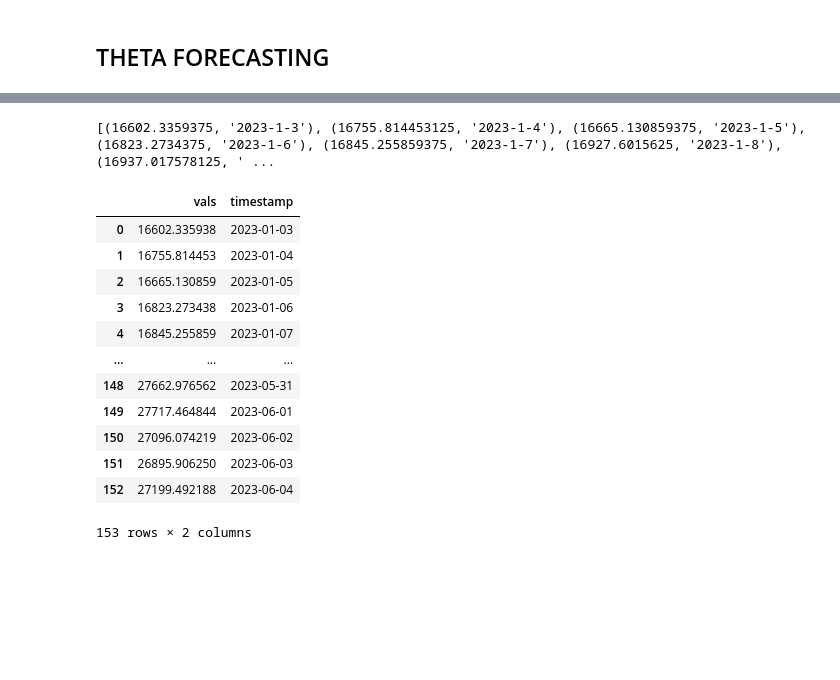
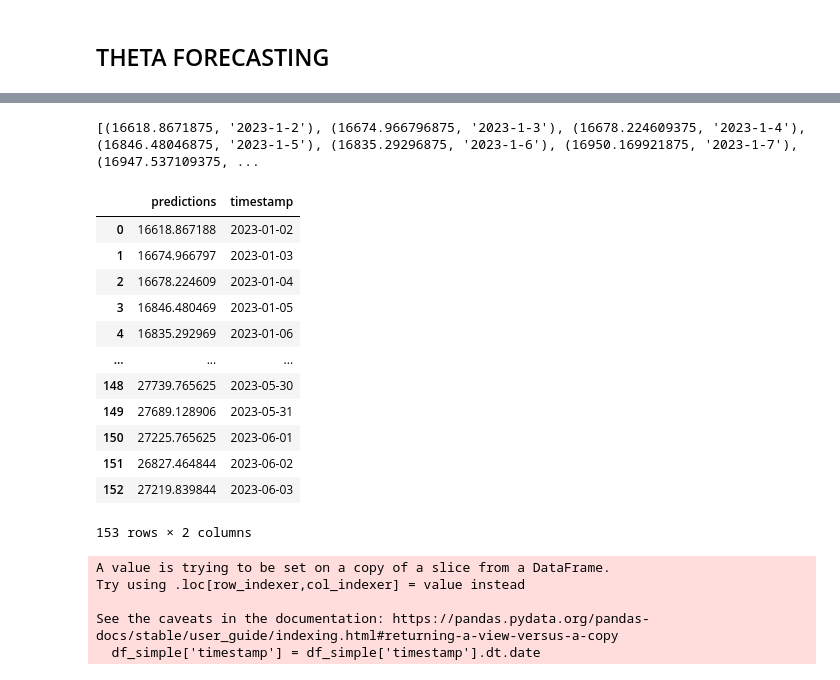
Before and after one commit to MehmetSever09/assist_trader, a Jupyter notebook: notebook/Forecasting THETA model.ipynb, the cells around one changed output, grey strips where cells are left out. Cells and saved outputs as stored; diff of their text form; code cells hidden in the pictures; blank space fills up the shorter version.

Commit message:
forecasted theta with theta model with new daily data

```diff
--- a/notebook/Forecasting THETA model.ipynb
+++ b/notebook/Forecasting THETA model.ipynb
@@ -15,6 +15,6 @@ from darts.metrics import mape, rmse
 
 from darts.models import StatsForecastAutoTheta
 # %%
-df = pd.read_csv("../raw_data/20230609-170514-daily-processed-data.csv")
+df = pd.read_csv("../raw_data/20230613-130102-daily-processed-data.csv")
 # %%
 df['timestamp'] = pd.to_datetime(df['timestamp'])
@@ -52,8 +52,8 @@ forecast = model.fit(train)
 # %%
 out = model.predict(1)
 # %%
-yr = out.time_index[0].year
-mnth = out.time_index[0].month
-day = out.time_index[0].day
-full = f'{yr}-{mnth}-{day}'
+# yr = out.time_index[0].year
+# mnth = out.time_index[0].month
+# day = out.time_index[0].day
+# full = f'{yr}-{mnth}-{day}'
 # %%
@@ -64,15 +62,15 @@ full
 #forecast1 = model.predict(5)
 #print("Model {} obtains RMSE: {:.2f}".format(model, rmse(val[0], forecast1)))
 # %%
-forecasts_list1 = []
-# define a for loop for slicing the train set and make forecasts
+# forecasts_list1 = []
+# # define a for loop for slicing the train set and make forecasts
 
-for v in range(len(val)):
-    model= StatsForecastAutoTheta()
+# for v in range(len(val)):
+#     model= StatsForecastAutoTheta()
 
-    while v>=1 and v<len(val):
-        train =train.append(val[0])
-        val=val[1:]
-        model.fit(train)
-        forecasts_list1.append(model.predict(1).pd_dataframe())
-    print(forecasts_list1)
+#     while v>=1 and v<len(val):
+#         train =train.append(val[0])
+#         val=val[1:]
+#         model.fit(train)
+#         forecasts_list1.append(model.predict(1).pd_dataframe())
+#     print(forecasts_list1)
@@ -98,25 +94,25 @@ for v in range(len(val)):
         forecasts_list.append((pred.values()[0][0], full))
 print(forecasts_list)
 # %% [output]
-[(16602.3359375, '2023-1-3'), (16755.814453125, '2023-1-4'), (16665.130859375, '2023-1-5'), (16823.2734375, '2023-1-6'), (16845.255859375, '2023-1-7'), (16927.6015625, '2023-1-8'), (16937.017578125, ' ...
+[(16618.8671875, '2023-1-2'), (16674.966796875, '2023-1-3'), (16678.224609375, '2023-1-4'), (16846.48046875, '2023-1-5'), (16835.29296875, '2023-1-6'), (16950.169921875, '2023-1-7'), (16947.537109375, ...
 # %%
 values = [x[0] for x in forecasts_list]
 dates = [x[1] for x in forecasts_list]
-df = pd.DataFrame({'vals':values, 'timestamp': dates})
-df['timestamp'] = pd.to_datetime(df['timestamp'])
+data = pd.DataFrame({'predictions':values, 'timestamp': dates})
+data['timestamp'] = pd.to_datetime(data['timestamp'])
 # %%
-df
+data
 # %% [output]
-|  | vals | timestamp |
-| 0 | 16602.335938 | 2023-01-03 |
-| 1 | 16755.814453 | 2023-01-04 |
-| 2 | 16665.130859 | 2023-01-05 |
-| 3 | 16823.273438 | 2023-01-06 |
-| 4 | 16845.255859 | 2023-01-07 |
+|  | predictions | timestamp |
+| 0 | 16618.867188 | 2023-01-02 |
+| 1 | 16674.966797 | 2023-01-03 |
+| 2 | 16678.224609 | 2023-01-04 |
+| 3 | 16846.480469 | 2023-01-05 |
+| 4 | 16835.292969 | 2023-01-06 |
 | ... | ... | ... |
-| 148 | 27662.976562 | 2023-05-31 |
-| 149 | 27717.464844 | 2023-06-01 |
-| 150 | 27096.074219 | 2023-06-02 |
-| 151 | 26895.906250 | 2023-06-03 |
-| 152 | 27199.492188 | 2023-06-04 |
+| 148 | 27739.765625 | 2023-05-30 |
+| 149 | 27689.128906 | 2023-05-31 |
+| 150 | 27225.765625 | 2023-06-01 |
+| 151 | 26827.464844 | 2023-06-02 |
+| 152 | 27219.839844 | 2023-06-03 |
 153 rows × 2 columns
@@ -122,0 +122,8 @@ df
+# %%
+df_simple['timestamp'] = df_simple['timestamp'].dt.date
+# %% [output]
+A value is trying to be set on a copy of a slice from a DataFrame.
+Try using .loc[row_indexer,col_indexer] = value instead
+
+See the caveats in the documentation: https://pandas.pydata.org/pandas-docs/stable/user_guide/indexing.html#returning-a-view-versus-a-copy
+  df_simple['timestamp'] = df_simple['timestamp'].dt.date
```
Also changed, not shown: parts of 12 cells of this notebook, 1 other file.
